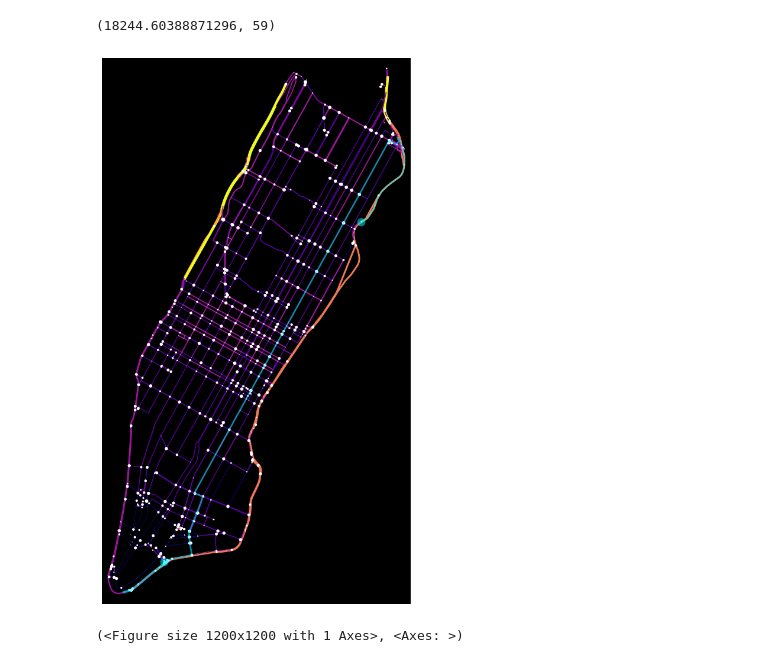
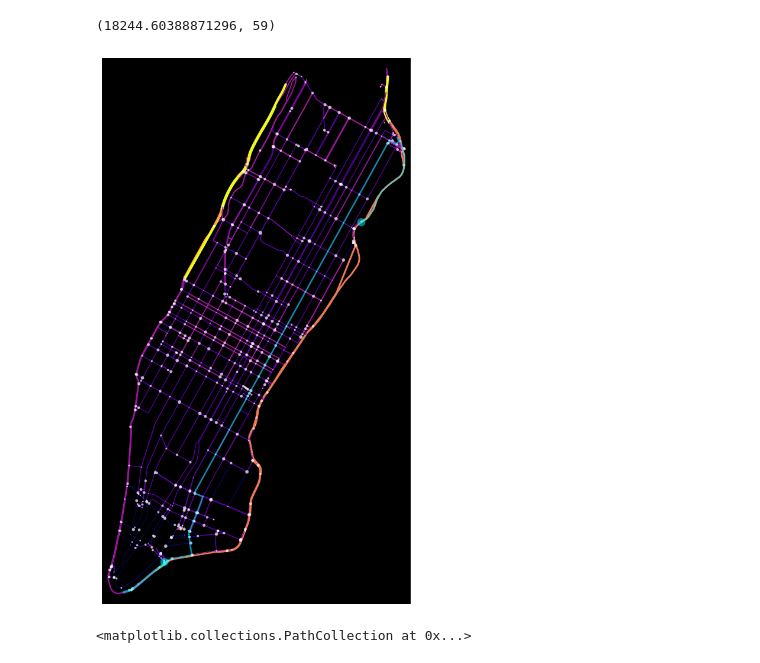
Before and after one commit to akseldkw07/Waymo-Agent, a Jupyter notebook: notebooks/scratch.ipynb, the cells around one changed output. Saved outputs shown, nothing was run; the diff lists cells and outputs as text; code cells hidden in the pictures.

Commit message:
Data-Postload-Node-Edge-Fixed Modified: - LOAD-MAP.ipynb - scratch.ipynb - dataclasses.py - action_mixin.py - graph_mixin.py - interface.py

```diff
--- a/notebooks/scratch.ipynb
+++ b/notebooks/scratch.ipynb
@@ -46,20 +46,28 @@ maxlen, path = calculate_longest_path(G, weight="length")
 maxlen, len(path)
 # %% [output]
 (18244.60388871296, 59)
+# %%
+node_id = env.nearest_node_id(0, 0)
 # %%
 edge_colors, edge_widths = get_edge_color_by_speed(G)
 node_colors, node_sizes = get_node_colors_and_sizes(G)
 fig, ax = ox.plot_graph(
     G,
     edge_color=edge_colors,
     edge_linewidth=edge_widths,
     node_size=node_sizes,
     node_color=node_colors,
     figsize=(12, 12),
     show=False,
     bgcolor="black",
+    node_alpha=0.7,
 )
 ox.plot_graph_route(G, path, route_color="cyan", route_linewidth=2.0, ax=ax, orig_dest_node_size=100)
+# nx.draw_networkx_nodes(G, pos=env.pos_norm, nodelist=[node_id], node_color="red", node_size=200, ax=ax)
+x_norm, y_norm = env.pos_norm[node_id]
+ax.scatter(x_norm, y_norm, c="red", s=200, zorder=5)
+x, y = env.pos_raw[node_id]
+ax.scatter(x, y, c="red", s=20000)
 # %% [output]
-[figure, old version]
+[figure, new version]
-(<Figure size 1200x1200 with 1 Axes>, <Axes: >)
+<matplotlib.collections.PathCollection at 0x...>
```
Also changed, not shown: parts of 9 cells of this notebook, 5 other files.
